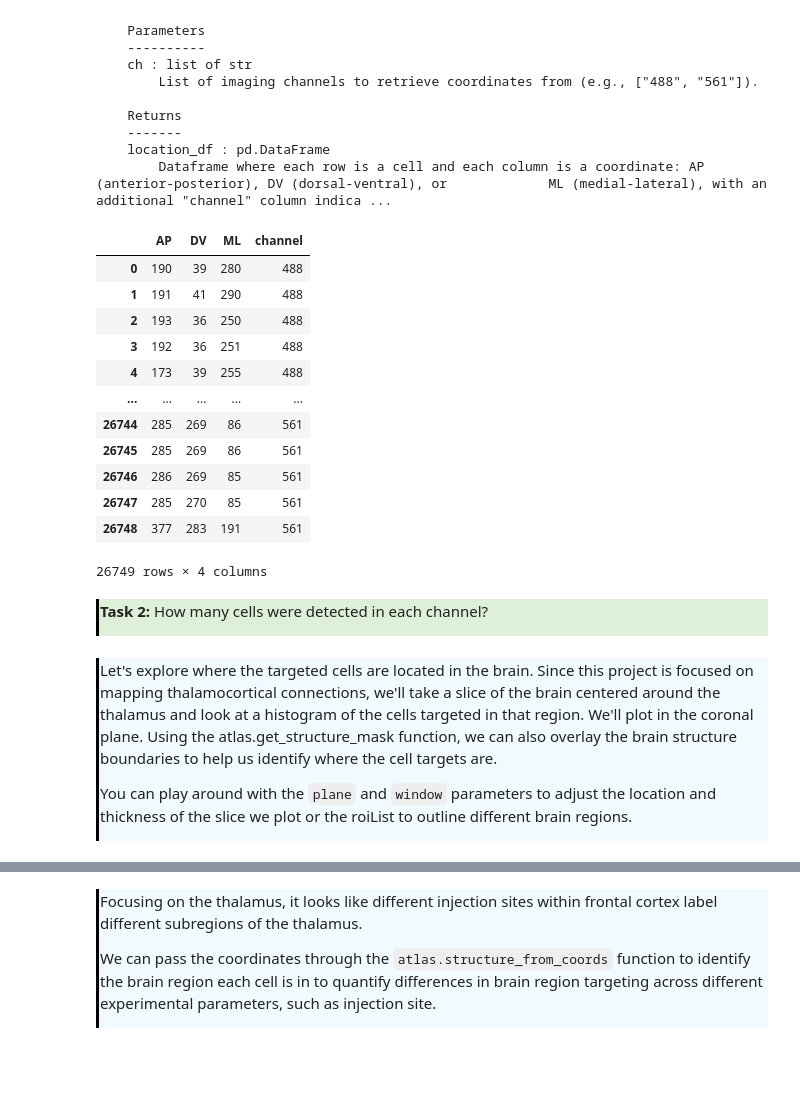
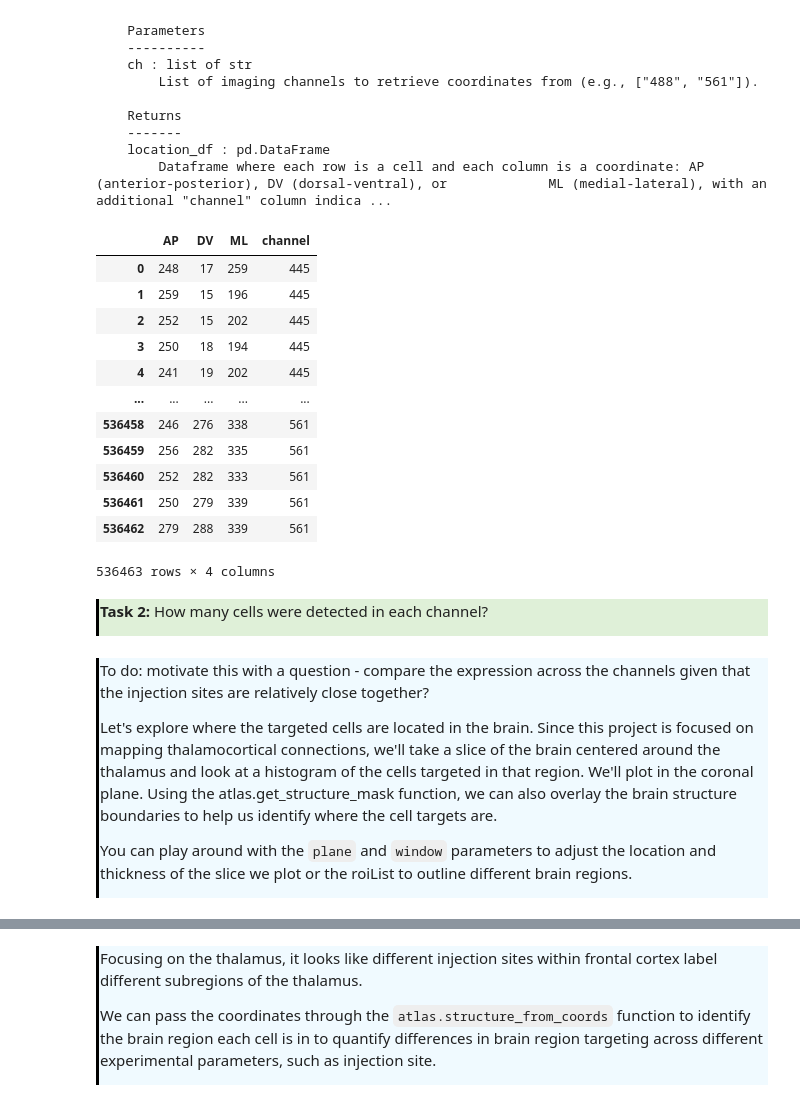
Before and after one commit to AllenNeuralDynamics/AIND-CNC-SmartSPIM-Workshop, a Jupyter notebook: code/Workshop Notebook V3.ipynb, the cells around one changed output, grey strips where cells are left out. Saved outputs shown, nothing was run; the diff lists cells and outputs as text; code cells hidden in the pictures; blank space fills up the shorter version.

```diff
--- a/code/Workshop Notebook V3.ipynb
+++ b/code/Workshop Notebook V3.ipynb
@@ -217,28 +133,30 @@ getCellsCCFdf(ch: list) method of load_data.load_data instance
     location_df : pd.DataFrame
         Dataframe where each row is a cell and each column is a coordinate: AP (anterior-posterior), DV (dorsal-ventral), or             ML (medial-lateral), with an additional "channel" column indica ...
 # %%
-cellLocs = x.getCellsCCFdf(["488", "561"])
+cellLocs = x.getCellsCCFdf(["445", "488", "561"])
 cellLocs
 # %% [output]
 |  | AP | DV | ML | channel |
-| 0 | 190 | 39 | 280 | 488 |
-| 1 | 191 | 41 | 290 | 488 |
-| 2 | 193 | 36 | 250 | 488 |
-| 3 | 192 | 36 | 251 | 488 |
-| 4 | 173 | 39 | 255 | 488 |
+| 0 | 248 | 17 | 259 | 445 |
+| 1 | 259 | 15 | 196 | 445 |
+| 2 | 252 | 15 | 202 | 445 |
+| 3 | 250 | 18 | 194 | 445 |
+| 4 | 241 | 19 | 202 | 445 |
 | ... | ... | ... | ... | ... |
-| 26744 | 285 | 269 | 86 | 561 |
-| 26745 | 285 | 269 | 86 | 561 |
-| 26746 | 286 | 269 | 85 | 561 |
-| 26747 | 285 | 270 | 85 | 561 |
-| 26748 | 377 | 283 | 191 | 561 |
+| 536458 | 246 | 276 | 338 | 561 |
+| 536459 | 256 | 282 | 335 | 561 |
+| 536460 | 252 | 282 | 333 | 561 |
+| 536461 | 250 | 279 | 339 | 561 |
+| 536462 | 279 | 288 | 339 | 561 |
-26749 rows × 4 columns
+536463 rows × 4 columns
 # %% [markdown]
 <div style="border-left: 3px solid #000; padding: 1px; padding-left: 10px; background: #DFF0D8; ">
 
 **Task 2:** How many cells were detected in each channel?
 # %% [markdown]
 <div style="border-left: 3px solid #000; padding: 1px; padding-left: 10px; background: #F0FAFF; ">
+
+To do: motivate this with a question - compare the expression across the channels given that the injection sites are relatively close together?
 
 Let's explore where the targeted cells are located in the brain. Since this project is focused on mapping thalamocortical connections, we'll take a slice of the brain centered around the thalamus and look at a histogram of the cells targeted in that region. We'll plot in the coronal plane. Using the atlas.get_structure_mask function, we can also overlay the brain structure boundaries to help us identify where the cell targets are.
 
```
Also changed, not shown: parts of 13 cells of this notebook, 2 other files.
